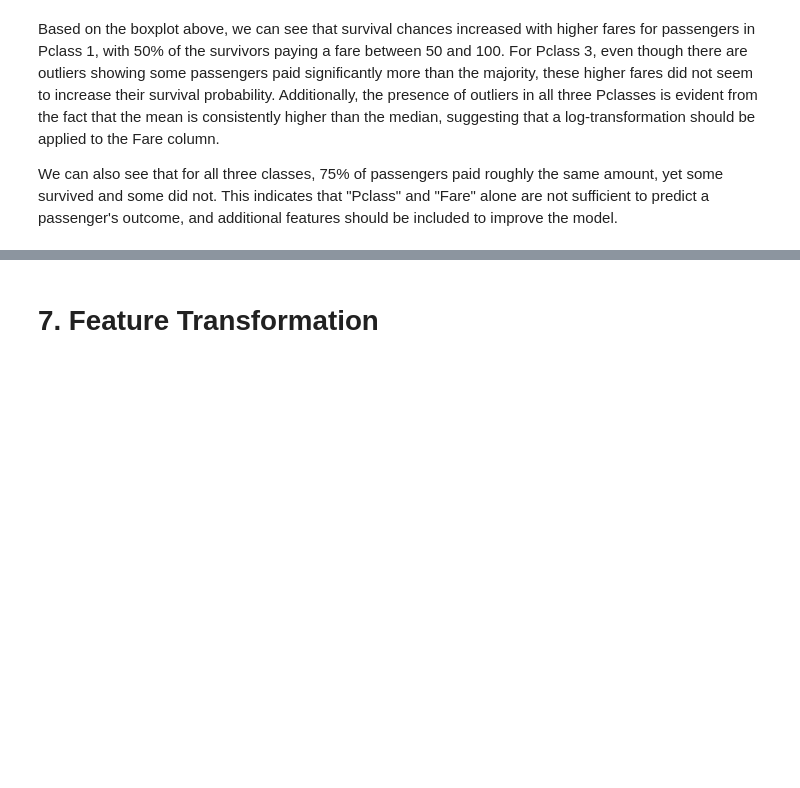
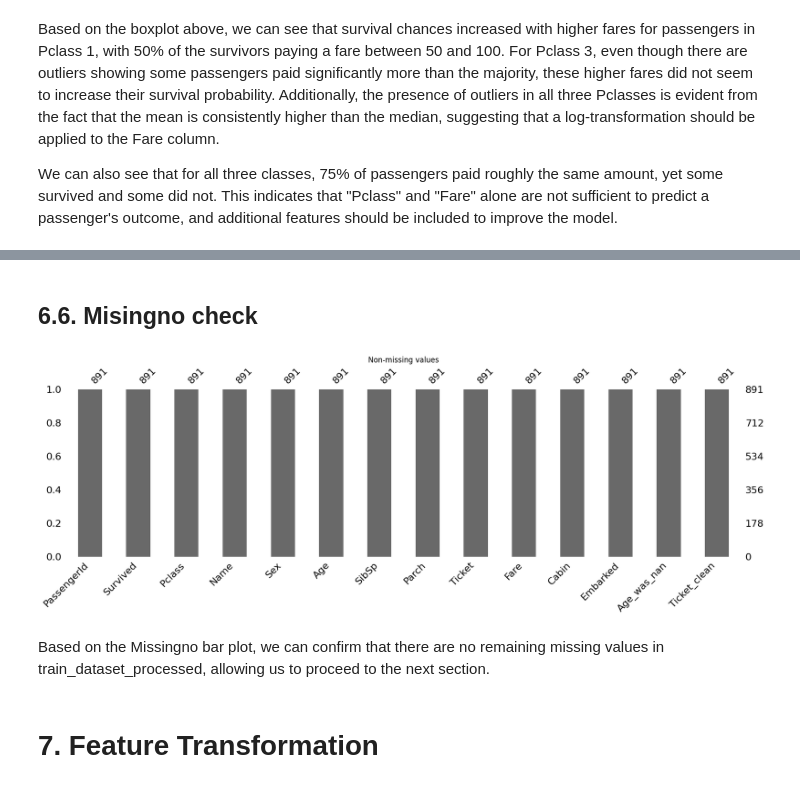
Before and after one commit to catalinm955/Titanic-ML, a Jupyter notebook: notebooks/01_EDA.ipynb, the cells around one changed output, grey strips where cells are left out. Cells and saved outputs as stored; diff of their text form; code cells hidden in the pictures; blank space fills up the shorter version.

Commit message:
01 EDA section 6 fully complete

```diff
--- a/notebooks/01_EDA.ipynb
+++ b/notebooks/01_EDA.ipynb
@@ -633,3 +694,13 @@ We can also see that for all three classes, 75% of passengers paid roughly the s
+# %% [markdown]
+## 6.6. Misingno check
+# %%
+msno.bar(train_dataset_processed, figsize = (20, 5))
+plt.title("Non-missing values")
+plt.show()
+# %% [output]
+[figure, added]
+# %% [markdown]
+Based on the Missingno bar plot, we can confirm that there are no remaining missing values in train_dataset_processed, allowing us to proceed to the next section.
 # %% [markdown]
 # 7. Feature Transformation
 # %% [markdown]
```
Also changed, not shown: parts of 13 cells of this notebook, 1 other file.
